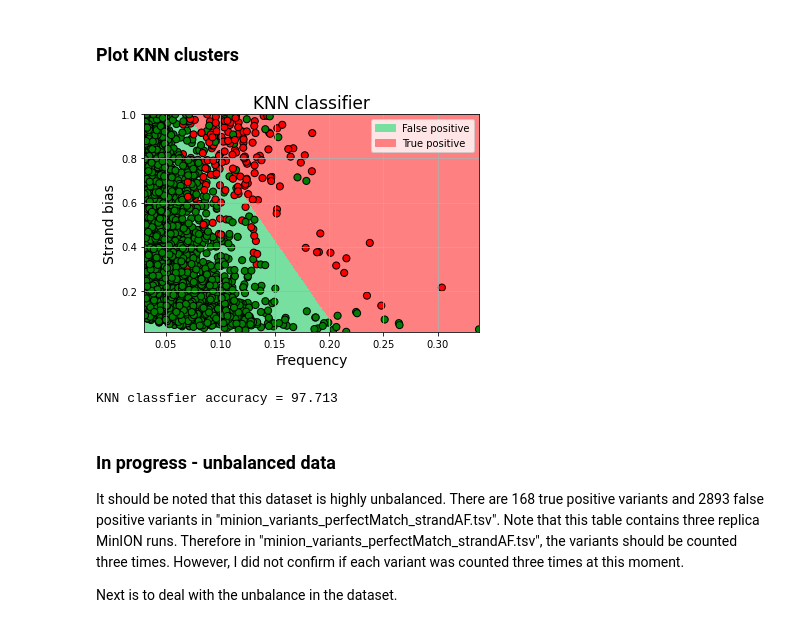
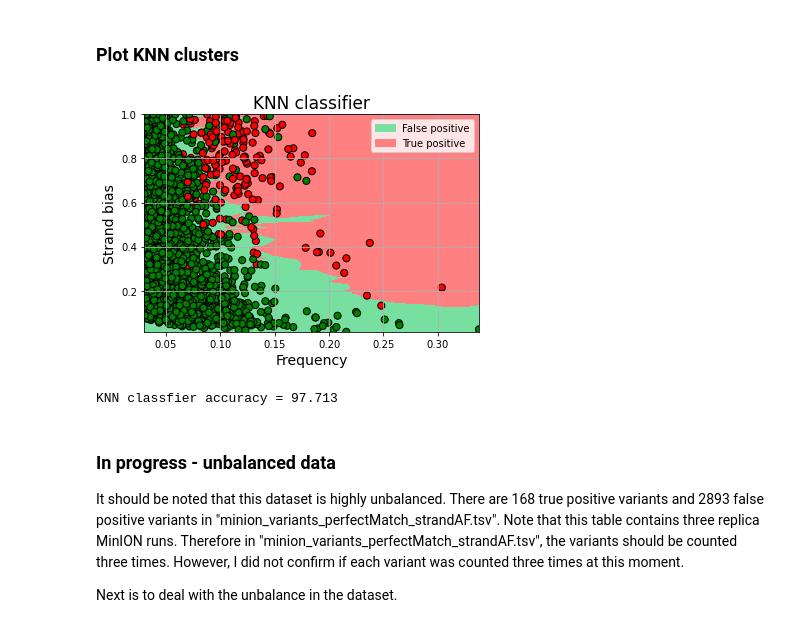
Before and after one commit to hanmei5191/Grubaugh2019_reanalysis_MinION, a Jupyter notebook: start_from_variants/start_from_variants.ipynb, the cells around one changed output. Cells and saved outputs as stored; diff of their text form; code cells hidden in the pictures.

```diff
--- a/start_from_variants/start_from_variants.ipynb
+++ b/start_from_variants/start_from_variants.ipynb
@@ -280,35 +280,35 @@ KNN_model.fit(x, y)
 y_hat = KNN_model.predict(x)
 
 x_array=x.to_numpy()
 N, M = 500, 500
 x1_min, x1_max = x_array[:, 0].min(), x_array[:, 0].max()
 x2_min, x2_max = x_array[:, 1].min(), x_array[:, 1].max()
 t1=np.linspace(x1_min,x1_max,N)
 t2=np.linspace(x2_min,x2_max,M)
 x1, x2 = np.meshgrid(t1,t2)
 x_test = np.stack((x1.flat, x2.flat), axis=1)
-y_test = model.predict(x_test)
+y_test = KNN_model.predict(x_test)
 y_test = y_test.reshape(x1.shape)
 
 cm_light = mpl.colors.ListedColormap(['#77E0A0', '#FF8080'])
 cm_dark = mpl.colors.ListedColormap(['g', 'r'])
 
 plt.figure(facecolor='w')
 plt.pcolormesh(x1, x2, y_test, cmap=cm_light)
 plt.scatter(x['Freq'], x['StrandAF'], c=y, edgecolors='k', s=50, cmap=cm_dark)
 plt.xlabel('Frequency', fontsize=14)
 plt.ylabel('Strand bias', fontsize=14)
 plt.xlim(x1_min, x1_max)
 plt.ylim(x2_min, x2_max)
 plt.grid()
 patchs = [mpatches.Patch(color='#77E0A0', label='False positive'),
           mpatches.Patch(color='#FF8080', label='True positive')]
 plt.legend(handles=patchs, fancybox=True, framealpha=0.8)
 plt.title('KNN classifier', fontsize=17)
 plt.show()
 print("KNN classfier accuracy = {0:.3f}".format(100*accuracy_score(y, y_hat)))
 # %% [output]
-[figure, old version]
+[figure, new version]
 KNN classfier accuracy = 97.713
 # %% [markdown]
 ### In progress - unbalanced data
```
Also changed, not shown: parts of 1 cell of this notebook, 7 other files.
